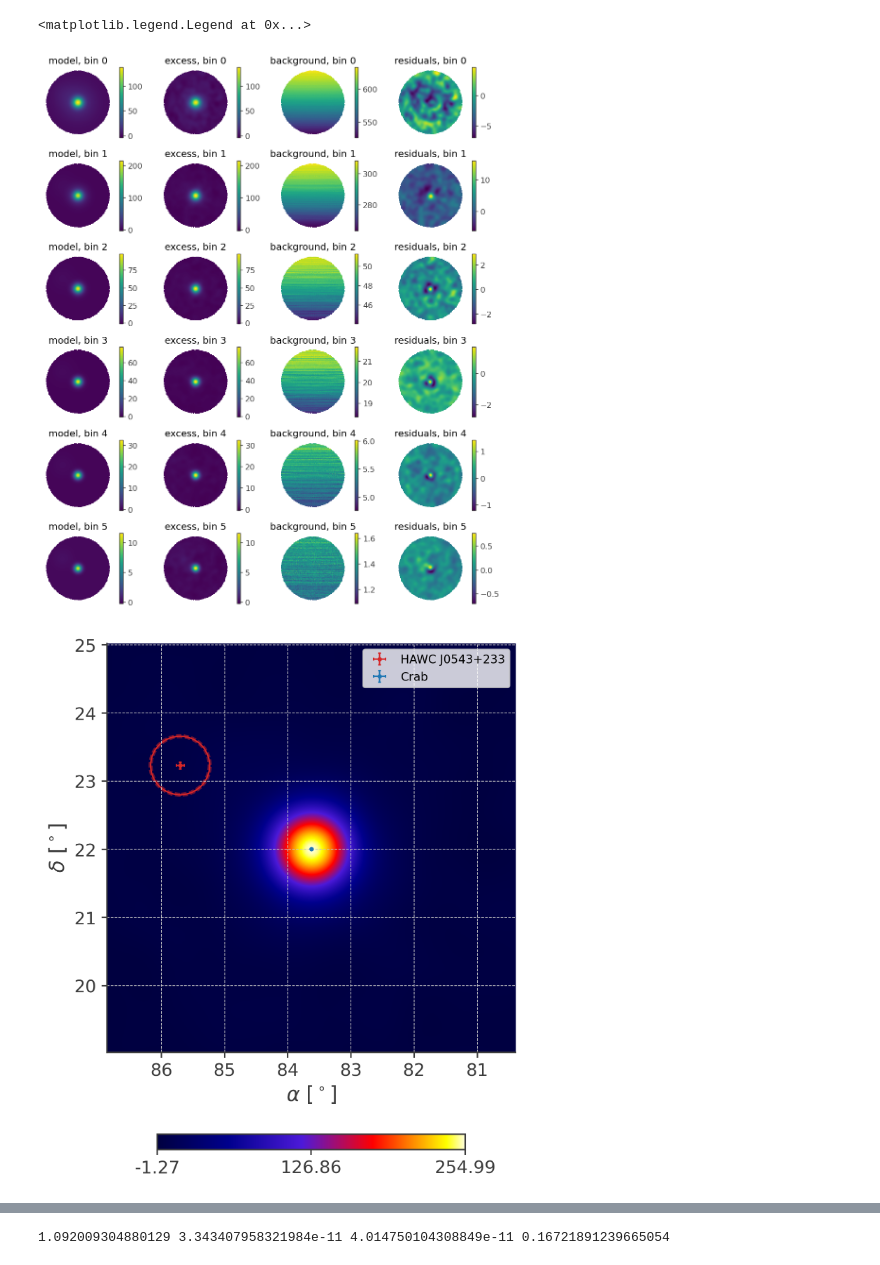
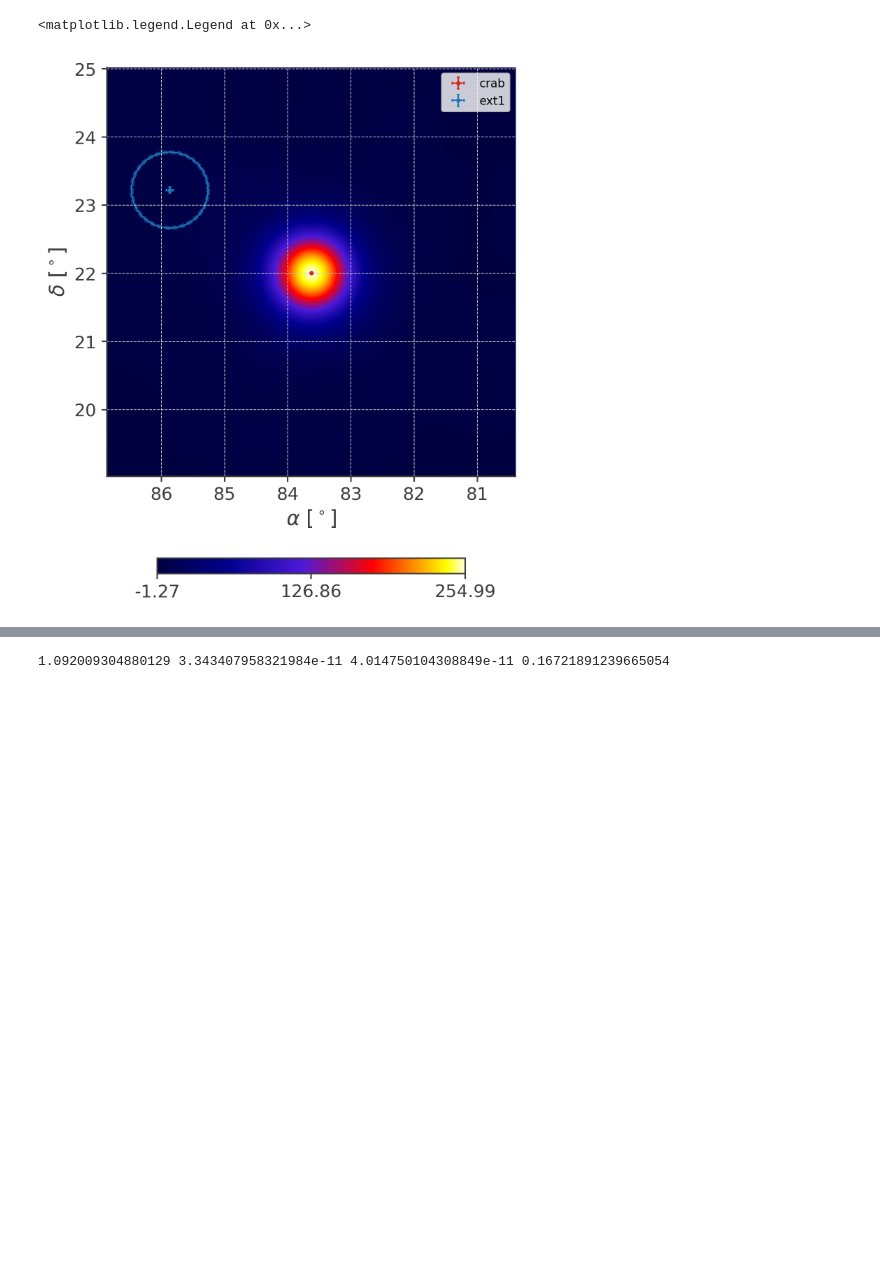
Before and after one commit to xiahouwenyu/3MLWCDA0.91, a Jupyter notebook: Standard/src/3MLnew_Crab_jfit.ipynb, the cells around one changed output, grey strips where cells are left out. Drawn from its saved outputs; the diff is of its cells as text; code cells hidden in the pictures; blank space fills up the shorter version.

```diff
--- a/Standard/src/3MLnew_Crab_jfit.ipynb
+++ b/Standard/src/3MLnew_Crab_jfit.ipynb
@@ -62,25 +63,33 @@ reload(my)
 #####   Data Initialize
 
 # maptree = "../../data/gcd_new.root"
+# maptree = "../../data/20210305_20230731_ihep_goodlist.root"
+maptree = "../../data/20210305-20230731_trans_fromhsc.root"
+response = "../../data/WCDA_DR_psf.root"
+# response = "../../data/DR_ihep_MK2.root"
+# response = "../../data/DR_ihep_MK2_newpsf.root"
 
 
-maptree = "../../data/20210305_20230731_ihep_goodlist.root"
-response = "../../data/WCDA_DR_psf.root"
+# maptree2 = "../../data/KM2A_all_final.root"
+# response2 = "../../data/KM2A_DR_all.root"
 
-
-maptree2 = "../../data/KM2A_all_final.root"
-response2 = "../../data/KM2A_DR_all.root"
-# response = "../../data/DR_ihep_MK2.root"
-# response = "../../data/DR_ihep_MK2_newpsf.root"
+maptree2 = "../../data/KM2A_1234full.root"
+# maptree2 = "../../data/KM2a_testnew.root"
+# response2 = "../../data/KM2A_1234full_xgm.root"
+response2 = "/data/home/cwy/Science/DR_KM2A2/KM2Atest_DR2.root"
+# response2 = "/data/home/cwy/Science/DR_KM2A/KM2A_DRfinalhadd.root"
+# response2 = "../../data/KM2AFull_DR.root"
+# response2 = "../../data/KM2A1234full_DR.root"
 
 region_name="Crab_jf"
 if not os.path.exists(f'../res/{region_name}/'):
     os.system(f'mkdir ../res/{region_name}/')
+
 ra_crab, dec_crab = 83.63,22.02
 ra1,dec1=ra_crab, dec_crab
 
-data_radius = 4.0
-model_radius = 6.0
+data_radius = 5.0
+model_radius = 8.0
 roi=HealpixConeROI(ra=ra1,dec=dec1,data_radius=data_radius,model_radius=model_radius)
 WCDA = HAL("WCDA", maptree, response, roi, flat_sky_pixels_size=0.17)
 KM2A = HAL("KM2A", maptree2, response2, roi, flat_sky_pixels_size=0.17)
@@ -137,7 +141,7 @@ crab = my.setsorce("crab",ra1,dec1, fitrange=1, alpha=-2.6,beta=0.1,
 # crab2 = my.setsorce("crab2",ra1,dec1, fitrange=0.5, indexb=(-10,-1), kb=(1e-14, 1e-8)
 #                 )
 
-ext1 = my.setsorce("ext1",85.5,23.5, fitrange=1.5, sigma=1, sb=(0,3),
+ext1 = my.setsorce("ext1",85.5,23.5, fitrange=1, sigma=1, sb=(0,3),
                 indexb=(-10,1), kb=(1e-15, 1e-8)
                 )
 
@@ -185,7 +189,7 @@ Linked functions (0):
 (none)
 # %%
 # Attempt the fitting; it will take approximately two minutes.
-result = my.jointfit(region_name, Modelname, [WCDA,KM2A], lm, [0,2], [5,8], mini="minuit")
+result = my.jointfit(region_name, Modelname, [WCDA,KM2A], lm, [0,2], [5,7], mini="ROOT")
 sources = my.get_sources(lm,result)
 result[1][0]
 # result[0].get_contours(J0248.Gaussian_on_sphere.lon0,39.88,44.88,30)
@@ -358,14 +366,13 @@ TSresults
 # %%
 %matplotlib inline
 sources = my.get_sources(lm,result)
-sources["HAWC J0543+233"]=sources.pop("ext1")
-sources["Crab"]=sources.pop("crab")
+# sources["HAWC J0543+233"]=sources.pop("ext1")
+# sources["Crab"]=sources.pop("crab")
 # sources={}
 map2, skymapHeader = hp.read_map("../../data/signif_20210305_20230731_ihep_goodlist_nHit006_0.29.fits.gz.fits.gz",h=True)
 map2 = hp.ma(map2)
 fig = my.drawmap(region_name, Modelname, sources, map2, ra1, dec1, rad=6, contours=[1000],save=True, cat={})
 plt.legend()
 # %% [output]
 <matplotlib.legend.Legend at 0x...>
-[figure, old version]
+[figure, new version]
-[figure, removed]
```
Also changed, not shown: parts of 13 cells of this notebook, 41 other files.
